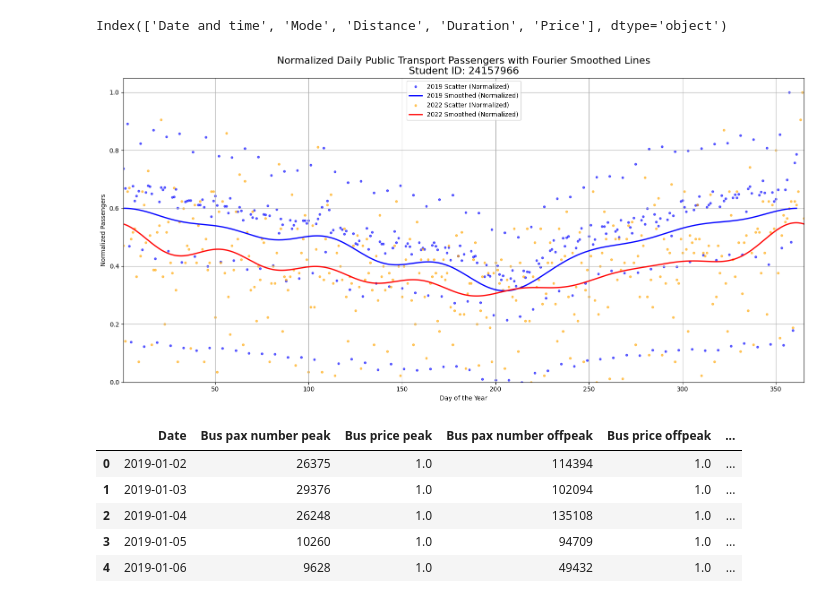
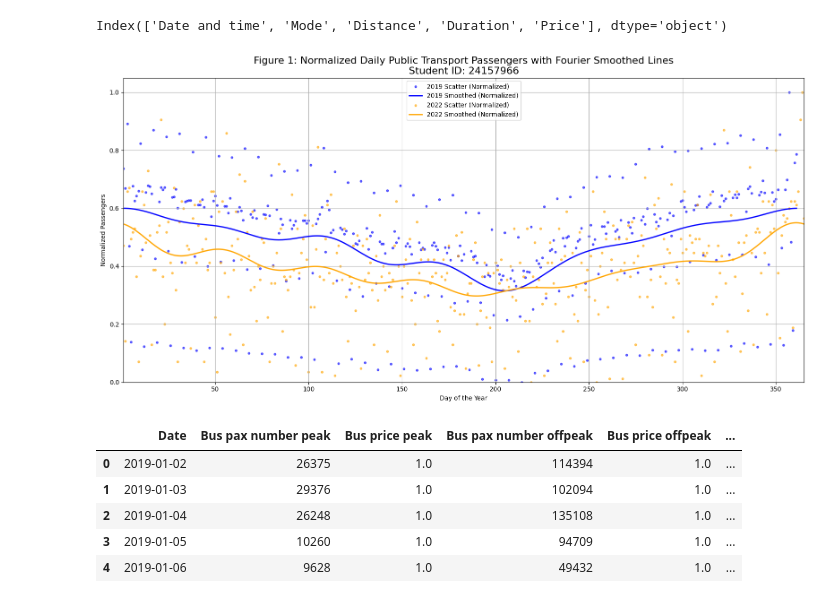
Before and after one commit to Dikshyant15/24157966_Small_Project, a Jupyter notebook: expirement.ipynb, the cells around one changed output. Drawn from its saved outputs; the diff is of its cells as text; code cells hidden in the pictures.

```diff
--- a/expirement.ipynb
+++ b/expirement.ipynb
@@ -88,10 +116,6 @@ print(data_2022.columns)
 # %% [output]
 Index(['Date and time', 'Mode', 'Distance', 'Duration', 'Price'], dtype='object')
 # %%
-# Re-import necessary packages after code execution reset
-import pandas as pd
-import numpy as np
-import matplotlib.pyplot as plt
 
 # Re-define scrfft function
 def scrfft(xdata, ydata):
@@ -157,36 +181,36 @@ y2019_smooth_norm = (y2019_smooth - y_2019.min()) / (y_2019.max() - y_2019.min()
 
 y_2022_norm = (y_2022 - y_2022.min()) / (y_2022.max() - y_2022.min())
 y2022_smooth_norm = (y2022_smooth - y_2022.min()) / (y_2022.max() - y_2022.min())
 
 # Day numbers for x-axis
 x_days_2019 = np.arange(1, len(y_2019_norm) + 1)
 x_days_2022 = np.arange(1, len(y_2022_norm) + 1)
 
 x_smooth_days_2019 = np.linspace(1, len(y_2019_norm), len(y2019_smooth_norm))
 x_smooth_days_2022 = np.linspace(1, len(y_2022_norm), len(y2022_smooth_norm))
 
 # Plot with differentiated colors
 fig, ax = plt.subplots(figsize=(16, 8))
 
 ax.scatter(x_days_2019, y_2019_norm, s=10, label="2019 Scatter (Normalized)", alpha=0.6, color='blue')
 ax.plot(x_smooth_days_2019, y2019_smooth_norm, label="2019 Smoothed (Normalized)", linewidth=2, color='blue')
 
 ax.scatter(x_days_2022, y_2022_norm, s=10, label="2022 Scatter (Normalized)", alpha=0.6, color='orange')
-ax.plot(x_smooth_days_2022, y2022_smooth_norm, label="2022 Smoothed (Normalized)", linewidth=2, color='red')
+ax.plot(x_smooth_days_2022, y2022_smooth_norm, label="2022 Smoothed (Normalized)", linewidth=2, color='orange')
 
 # Customize plot
-ax.set_title("Normalized Daily Public Transport Passengers with Fourier Smoothed Lines\nStudent ID: 24157966", fontsize=16)
+ax.set_title("Figure 1: Normalized Daily Public Transport Passengers with Fourier Smoothed Lines\nStudent ID: 24157966", fontsize=16)
 ax.set_xlabel("Day of the Year")
 ax.set_ylabel("Normalized Passengers")
 ax.set_xlim(1, max(len(y_2019_norm), len(y_2022_norm)))
 ax.set_ylim(0, 1.05)
 ax.legend()
 ax.grid(True)
 
 plt.tight_layout()
 plt.show()
 # %% [output]
-[figure, old version]
+[figure, new version]
 # %%
 sorted_data = data_2019.sort_values(by='Date')
 sorted_data.head()  # View the 5 rows with the lowest values
```
Also changed, not shown: parts of 13 cells of this notebook.
